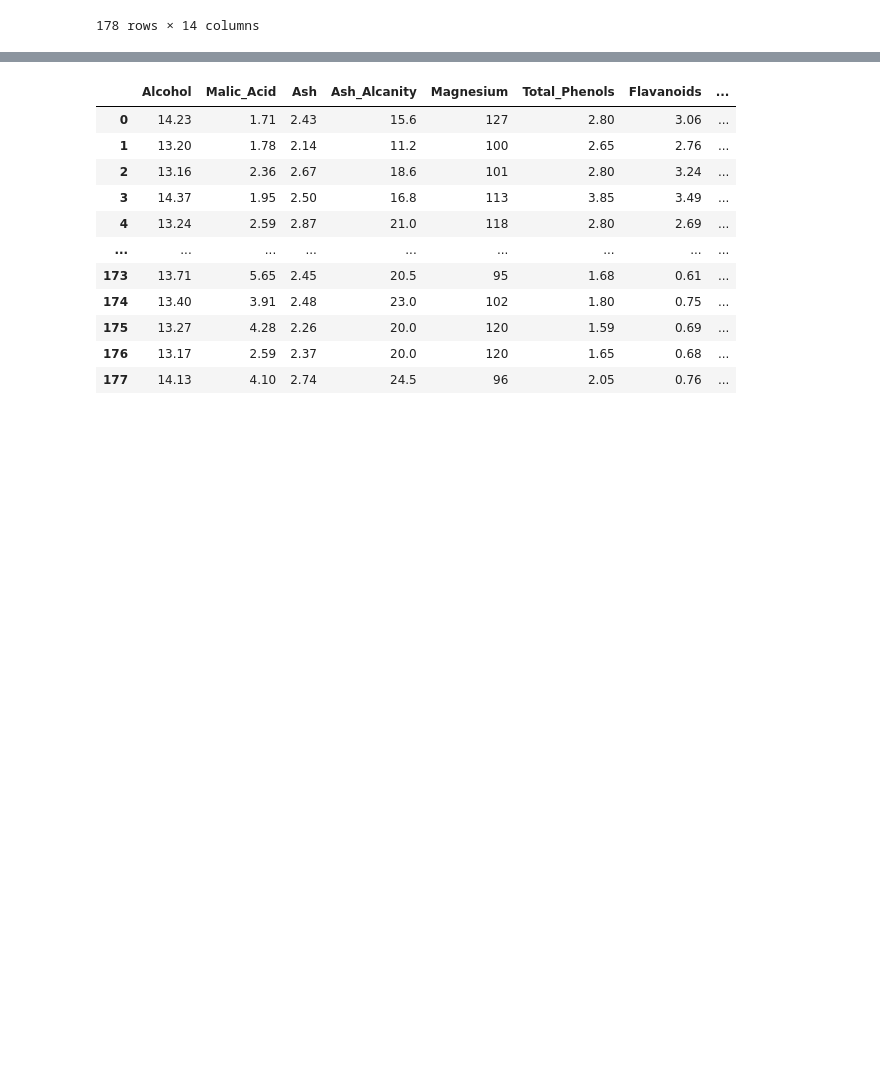
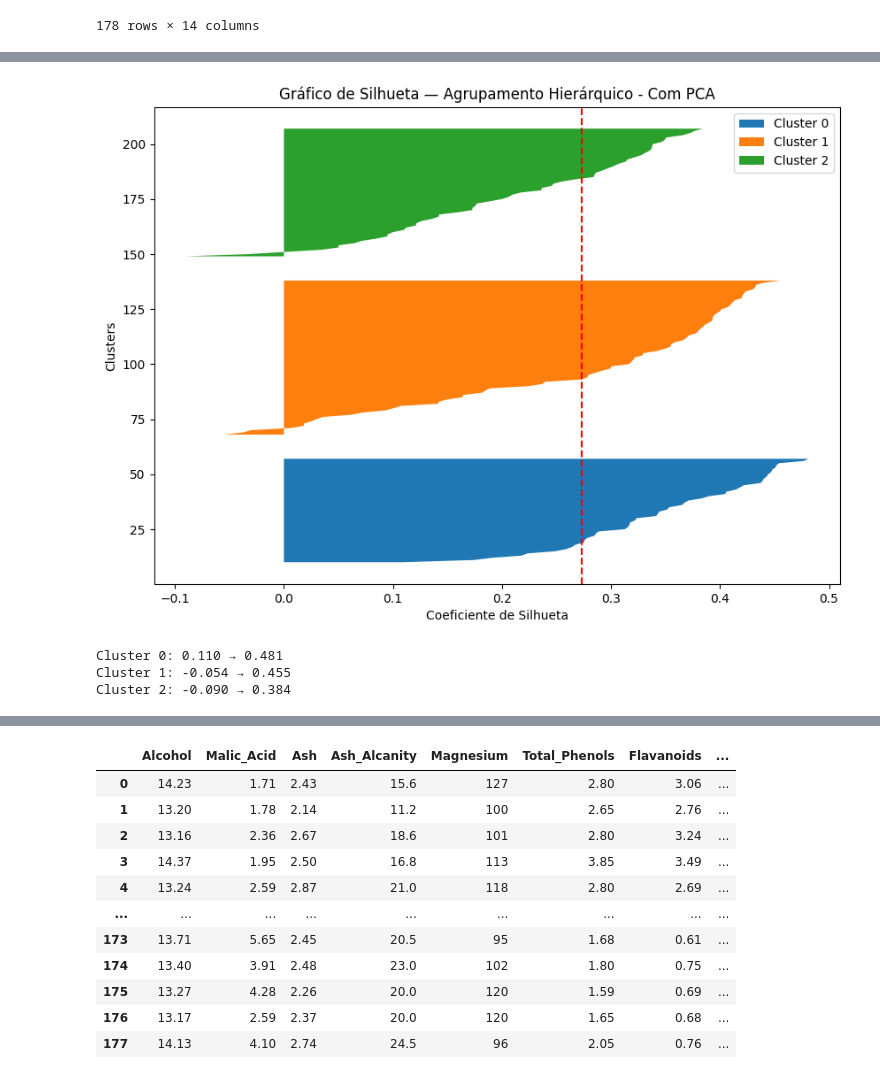
Before and after one commit to Rd-Brito13/Projeto-WineChem, a Jupyter notebook: notebooks/Agrupamento_Vinho.ipynb, the cells around one changed output, grey strips where cells are left out. Drawn from its saved outputs; the diff is of its cells as text; code cells hidden in the pictures; blank space fills up the shorter version.

```diff
--- a/notebooks/Agrupamento_Vinho.ipynb
+++ b/notebooks/Agrupamento_Vinho.ipynb
@@ -1395,0 +1499,13 @@ print(contagens)
+# %%
+# ESCALONA NOVAMENTE OS CENTROIDS
+dados_transformados = pipe_hierarquico_pca.named_steps['scalonar'].transform(vinhos)
+
+# MÉTRICAS UTILIZADAS PARA AVALIAÇÃO DO AGRUPAMENTO
+sil = silhouette_score(dados_transformados, classificacao4)
+calinski = calinski_harabasz_score(dados_transformados, classificacao4)
+davies = davies_bouldin_score(dados_transformados, classificacao4)
+
+# RESULTADO PARA AS MÉTRICAS
+print(f'Silhouette Score: {sil:.4}')
+print(f'Calinski Score: {calinski:.4}')
+print(f'Davies-Bouldin: {davies:.4}')
@@ -1395,0 +1553,43 @@ print(contagens)
+# %%
+# PEGA O ARRAY CLASSIFICANDO CADA VALOR PARA UM DOS CLUSTERS
+labels = classificacao4
+# OBTEÉM O SCORE DA SILHOUETTA E O VALOR INDIVIDUAL DE CADA REGISTROS
+silhouette_vals = silhouette_samples(dados_transformados, labels)
+silhouette_avg = silhouette_score(dados_transformados, labels)
+# PLOTA UM GRÁFICO PARA CADA REGISTRO COM SEU VALOR DE SILHUETA
+plt.figure(figsize=(10, 7))
+y_lower = 10
+
+for i in np.unique(labels):
+    cluster_vals = silhouette_vals[labels == i]
+    cluster_vals.sort()
+    size_cluster = cluster_vals.shape[0]
+    y_upper = y_lower + size_cluster
+
+    plt.fill_betweenx(
+        np.arange(y_lower, y_upper),
+        0,
+        cluster_vals,
+        label=f'Cluster {i}'
+    )
+    y_lower = y_upper + 10
+# CONFIGURAÇÕES EXTRAS DO GRÁFICO
+plt.axvline(silhouette_avg, color="red", linestyle="--")
+plt.title("Gráfico de Silhueta — Agrupamento Hierárquico - Com PCA")
+plt.xlabel("Coeficiente de Silhueta")
+plt.ylabel("Clusters")
+plt.legend()
+plt.show()
+# %% [output]
+[figure, added]
+# %%
+#CALCULA A SILHUETA INDIVIDUAL
+sil_values = silhouette_samples(dados_padronizados, classificacao4)
+# O VALOR INICAL E FINAL DA SILHUETA DE CADA CLUSTER
+for k in np.unique(classificacao4):
+    vals = sil_values[classificacao4 == k]
+    print(f"Cluster {k}: {vals.min():.3f} → {vals.max():.3f}")
+# %% [output]
+Cluster 0: 0.110 → 0.481
+Cluster 1: -0.054 → 0.455
+Cluster 2: -0.090 → 0.384
```
Also changed, not shown: parts of 29 cells of this notebook.
